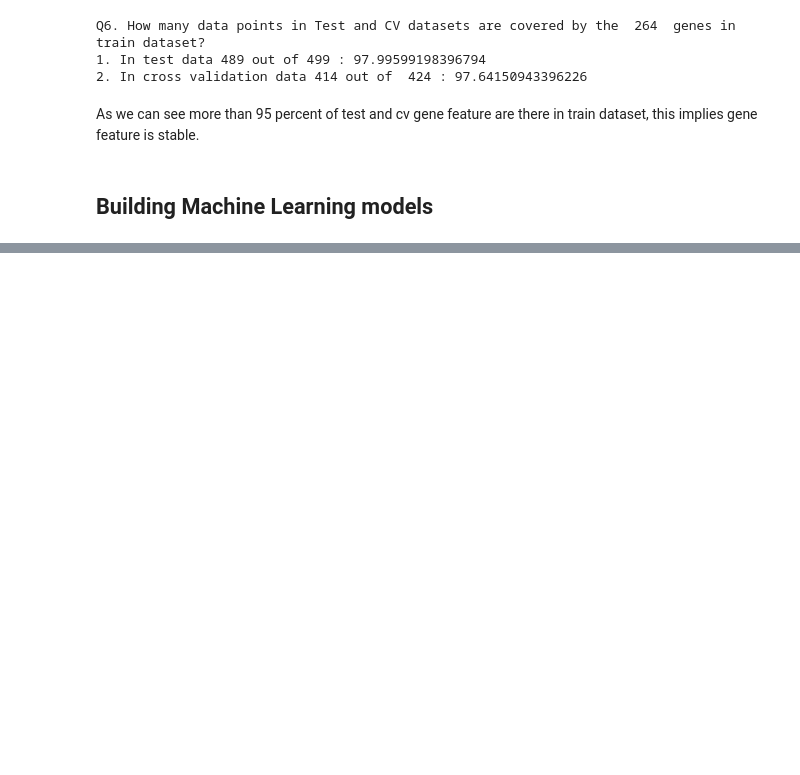
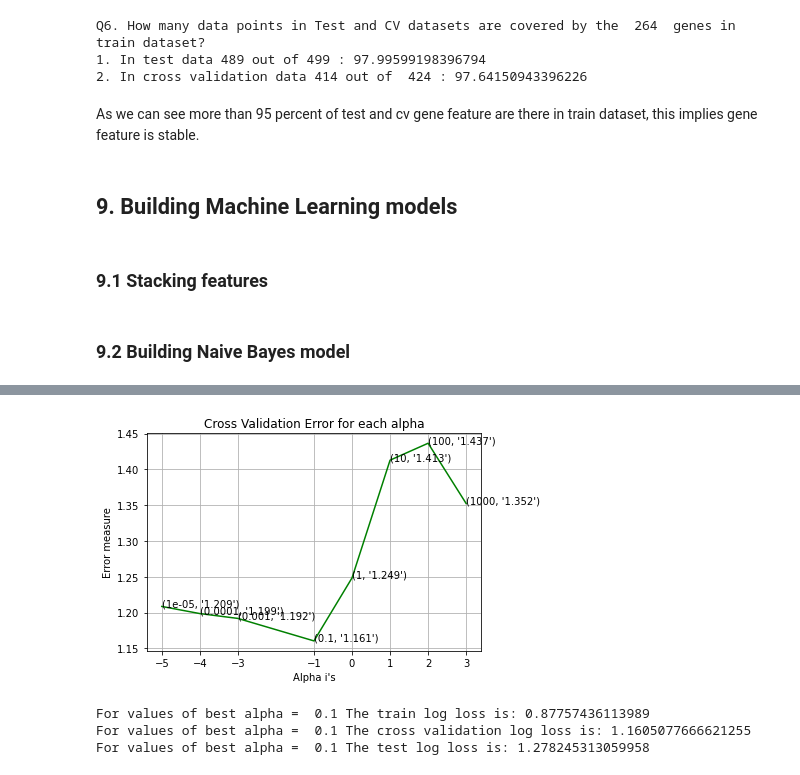
Before and after one commit to danish2562022/Personalised_Cancer_Diagnosis, a Jupyter notebook: Cancer_Diagnosis.ipynb, the cells around one changed output, grey strips where cells are left out. Drawn from its saved outputs; the diff is of its cells as text; code cells hidden in the pictures; blank space fills up the shorter version.

```diff
--- a/Cancer_Diagnosis.ipynb
+++ b/Cancer_Diagnosis.ipynb
@@ -383,4 +389,4 @@ Q6. How many data points in Test and CV datasets are covered by the  264  genes
 # %% [markdown]
 As we can see more than 95 percent of test and cv gene feature are there in train dataset, this implies gene feature is stable.
 # %% [markdown]
-<h2> Building Machine Learning models</h2>
+<h2> 9. Building Machine Learning models</h2>
@@ -386,0 +402,2 @@ As we can see more than 95 percent of test and cv gene feature are there in trai
+# %% [markdown]
+<h3> 9.1 Stacking features</h3>
@@ -386,0 +427,42 @@ As we can see more than 95 percent of test and cv gene feature are there in trai
+# %% [markdown]
+<h3> 9.2 Building Naive Bayes model</h3>
+# %%
+alpha = [0.00001, 0.0001, 0.001, 0.1, 1, 10, 100,1000]
+cv_log_error_array = []
+for i in alpha:
+    print("for alpha =", i)
+    clf = MultinomialNB(alpha=i)
+    clf.fit(train_x_onehotCoding, train_y)
+    sig_clf = CalibratedClassifierCV(clf, method="sigmoid")
+    sig_clf.fit(train_x_onehotCoding, train_y)
+    sig_clf_probs = sig_clf.predict_proba(cv_x_onehotCoding)
+    cv_log_error_array.append(log_loss(cv_y, sig_clf_probs, labels=clf.classes_, eps=1e-15))
+    # to avoid rounding error while multiplying probabilites we use log-probability estimates
+    print("Log Loss :",log_loss(cv_y, sig_clf_probs))
+
+fig, ax = plt.subplots()
+ax.plot(np.log10(alpha), cv_log_error_array,c='g')
+for i, txt in enumerate(np.round(cv_log_error_array,3)):
+    ax.annotate((alpha[i],str(txt)), (np.log10(alpha[i]),cv_log_error_array[i]))
+plt.grid()
+plt.xticks(np.log10(alpha))
+plt.title("Cross Validation Error for each alpha")
+plt.xlabel("Alpha i's")
+plt.ylabel("Error measure")
+plt.show()
+
+
+best_alpha = np.argmin(cv_log_error_array)
+clf = MultinomialNB(alpha=alpha[best_alpha])
+clf.fit(train_x_onehotCoding, train_y)
+sig_clf = CalibratedClassifierCV(clf, method="sigmoid")
+sig_clf.fit(train_x_onehotCoding, train_y)
+
+
+predict_y = sig_clf.predict_proba(train_x_onehotCoding)
+print('For values of best alpha = ', alpha[best_alpha], "The train log loss is:",log_loss(y_train, predict_y, labels=clf.classes_, eps=1e-15))
+predict_y = sig_clf.predict_proba(cv_x_onehotCoding)
+print('For values of best alpha = ', alpha[best_alpha], "The cross validation log loss is:",log_loss(y_cv, predict_y, labels=clf.classes_, eps=1e-15))
+predict_y = sig_clf.predict_proba(test_x_onehotCoding)
+print('For values of best alpha = ', alpha[best_alpha], "The test log loss is:",log_loss(y_test, predict_y, labels=clf.classes_, eps=1e-15))
+# %% [output]
@@ -386,0 +485,4 @@ As we can see more than 95 percent of test and cv gene feature are there in trai
+[figure, added]
+For values of best alpha =  0.1 The train log loss is: 0.87757436113989
+For values of best alpha =  0.1 The cross validation log loss is: 1.1605077666621255
+For values of best alpha =  0.1 The test log loss is: 1.278245313059958
```
Also changed, not shown: parts of 19 cells of this notebook.
